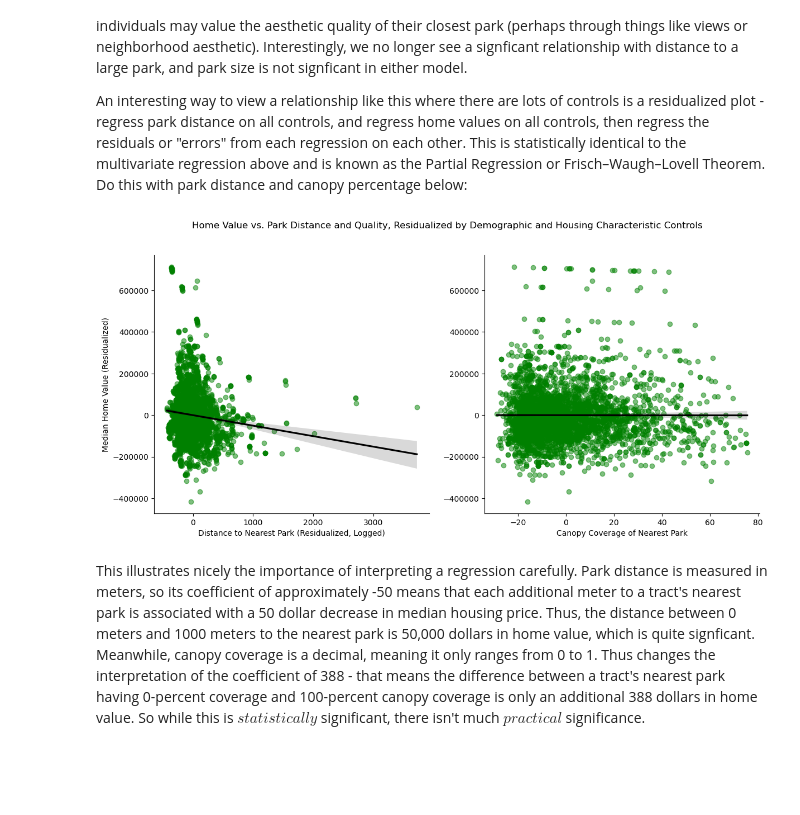
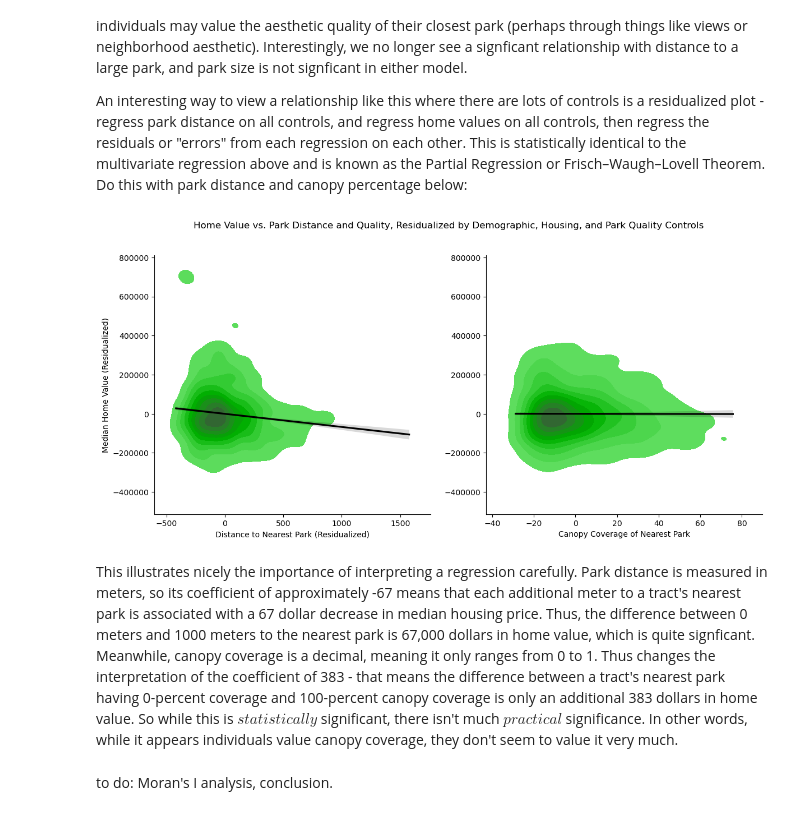
Before and after one commit to adohertymunro/DS-31095-Final-Project, a Jupyter notebook: Final Project.ipynb, the cells around one changed output. Cells and saved outputs as stored; diff of their text form; code cells hidden in the pictures; blank space fills up the shorter version.

```diff
--- a/Final Project.ipynb
+++ b/Final Project.ipynb
@@ -412,13 +425,13 @@ Given that there is reasonably good variation in park access (as measured by dis
 
 Investigating distance to any park and the largest parks is useful to investigate the relationships that previous studies have found. Large parks tend to be associated with higher foot traffic, more noise, and the like - distinguishing between any park and large parks thus teases out whether these parks exhibit negative externalities as measured through housing price.
 # %%
-housing_gdf = housing_gdf[(housing_gdf['median_home_value'] > 0) & (housing_gdf['median_household_income'] > 0)]
+housing_gdf = housing_gdf[(housing_gdf['median_home_value'] > 0) & (housing_gdf['median_household_income'] > 0) & (housing_gdf['park_dist'] < threshold)]
 
 largest_parks = biggest_parks.dissolve()
 
 housing_gdf['large_park_dist'] = (
     housing_gdf.geometry.centroid
-    .distance(largest_parks.geometry.iloc[0])
+    .distance(largest_parks.copy().geometry.iloc[0])
 )
 # %% [output]
 A value is trying to be set on a copy of a slice from a DataFrame.
@@ -602,33 +614,51 @@ These models yield interesting results - distance to any park is statistically s
 An interesting way to view a relationship like this where there are lots of controls is a residualized plot - regress park distance on all controls, and regress home values on all controls, then regress the residuals or "errors" from each regression on each other. This is statistically identical to the multivariate regression above and is known as the Partial Regression or Frisch–Waugh–Lovell Theorem. Do this with park distance and canopy percentage below:
 # %%
 fig, (ax1, ax2) = plt.subplots(1, 2, figsize=(14, 6))
+
+
+sns.kdeplot(
+    ax=ax1,
+    x=dist_resid,
+    y=y_resid,
+    fill=True,
+    color='green'
+)
 
 sns.regplot(
     ax=ax1,
     x=dist_resid,
     y=y_resid,
     line_kws={'color': 'black'},
-    scatter_kws={'color': 'green', 'alpha': 0.5}
+    scatter=False
 )
 
+sns.kdeplot(
+    ax=ax2,
+    x=canopy_resid,
+    y=y_resid,
+    fill=True,
+    color='green'
+)
 sns.regplot(
     ax=ax2,
     x=canopy_resid,
     y=y_resid,
     line_kws={'color': 'black'},
-    scatter_kws={'color': 'green', 'alpha': 0.5}
+    scatter=False
 )
 
 sns.despine()
 
 ax1.set_ylabel('Median Home Value (Residualized)')
-ax1.set_xlabel('Distance to Nearest Park (Residualized, Logged)')
+ax1.set_xlabel('Distance to Nearest Park (Residualized)')
 ax2.set_xlabel('Canopy Coverage of Nearest Park')
 
-fig.suptitle('Home Value vs. Park Distance and Quality, Residualized by Demographic and Housing Characteristic Controls')
+fig.suptitle('Home Value vs. Park Distance and Quality, Residualized by Demographic, Housing, and Park Quality Controls')
 
 plt.show()
 # %% [output]
-[figure, old version]
+[figure, new version]
 # %% [markdown]
-This illustrates nicely the importance of interpreting a regression carefully. Park distance is measured in meters, so its coefficient of approximately -50 means that each additional meter to a tract's nearest park is associated with a 50 dollar decrease in median housing price. Thus, the distance between 0 meters and 1000 meters to the nearest park is 50,000 dollars in home value, which is quite signficant. Meanwhile, canopy coverage is a decimal, meaning it only ranges from 0 to 1. Thus changes the interpretation of the coefficient of 388 - that means the difference between a tract's nearest park having 0-percent coverage and 100-percent canopy coverage is only an additional 388 dollars in home value. So while this is $\textit{statistically}$ significant, there isn't much $\textit{practical}$ significance.
+This illustrates nicely the importance of interpreting a regression carefully. Park distance is measured in meters, so its coefficient of approximately -67 means that each additional meter to a tract's nearest park is associated with a 67 dollar decrease in median housing price. Thus, the difference between 0 meters and 1000 meters to the nearest park is 67,000 dollars in home value, which is quite signficant. Meanwhile, canopy coverage is a decimal, meaning it only ranges from 0 to 1. Thus changes the interpretation of the coefficient of 383 - that means the difference between a tract's nearest park having 0-percent coverage and 100-percent canopy coverage is only an additional 383 dollars in home value. So while this is $\textit{statistically}$ significant, there isn't much $\textit{practical}$ significance. In other words, while it appears individuals value canopy coverage, they don't seem to value it very much.
+# %% [markdown]
+to do: Moran's I analysis, conclusion.
```
Also changed, not shown: parts of 10 cells of this notebook.
